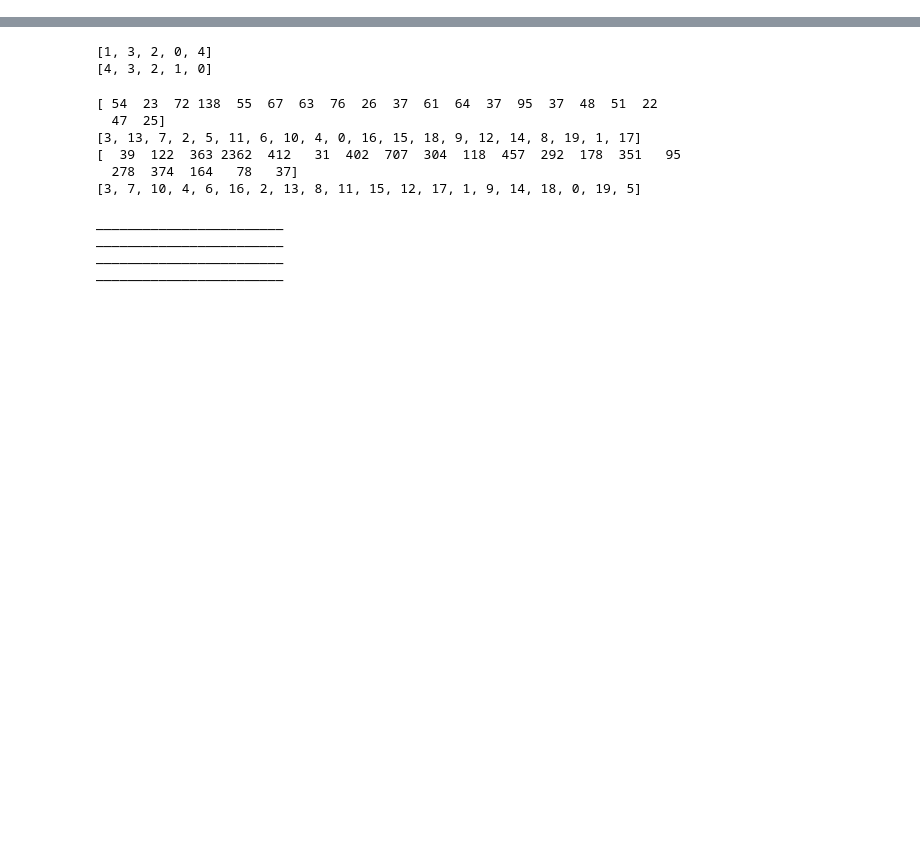
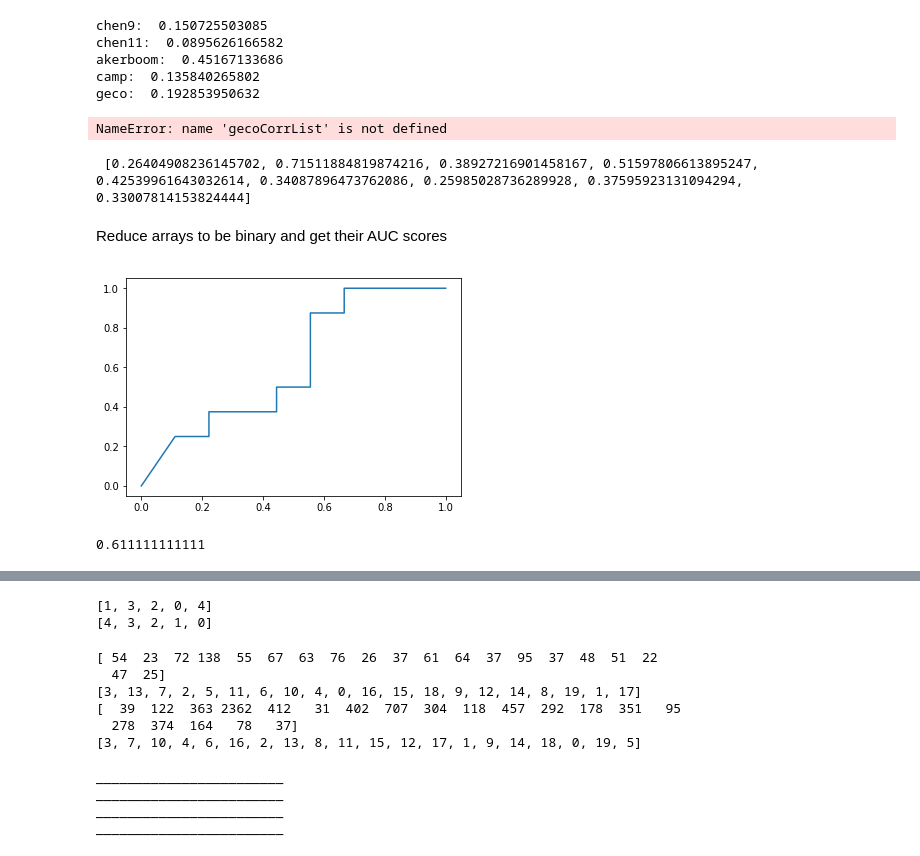
Before and after one commit to zmoldir/cal_neuroim, a Jupyter notebook: MAstuff_testbook.ipynb, the cells around one changed output, grey strips where cells are left out. Drawn from its saved outputs; the diff is of its cells as text; code cells hidden in the pictures; blank space fills up the shorter version.

```diff
--- a/MAstuff_testbook.ipynb
+++ b/MAstuff_testbook.ipynb
@@ -171,0 +198,62 @@ acc = []
+# %%
+akerboomBucket=createBuckets(akerboomAp,akerboomDeconvo,411)
+
+bucket = 1000
+campBucket=createBuckets(campAp,campDeconvo,bucket)
+gecoBucket=createBuckets(gecoAp,gecoDeconvo,bucket)
+chen9bucket = createBuckets(chen9Ap,chen9Deconvo,bucket)
+chen11bucket = createBuckets(chen11Ap,chen11Deconvo,bucket)
+
+print "chen9: " , np.mean(_correlation(chen9bucket))
+print "chen11: " , np.mean(_correlation(chen11bucket))
+print "akerboom: " , np.mean(_correlation(akerboomBucket))
+print "camp: " , np.mean(_correlation(campBucket))
+print "geco: " , np.mean(_correlation(gecoBucket))
+# %% [output]
+chen9:  0.150725503085
+chen11:  0.0895626166582
+akerboom:  0.45167133686
+camp:  0.135840265802
+geco:  0.192853950632
+# %%
+for i in range(40,500,20):
+    gecoBucket=createBuckets(gecoAp,gecoDeconvo,i)
+    campBucket=createBuckets(campAp,campDeconvo,i)
+    gecoCorrList.append(np.mean(_correlation(gecoBucket)))
+    campCorrList.append(np.mean(_correlation(campBucket)))
+steps = 99
+akerboomMatrix = np.zeros((9,len(range(100,1000,steps))))
+counter = 0
+for i in range(100,1000,steps):
+    akerboomBucket = createBuckets(akerboomAp,akerboomDeconvo,i)
+    akerboomMatrix[:,counter] = (_correlation(akerboomBucket))
+    counter += 1
+
+for num,i in enumerate(akerboomMatrix[:,]):
+    if (num == 0 or num == 2):
+        continue
+    plt.plot(range(100,1000,steps),i)
+    plt.xlabel('Number of bins total spread over the trace')
+    plt.ylabel('Pearson correlation coefficient')
+plt.show()
+# %% [output]
+NameError: name 'gecoCorrList' is not defined
+# %%
+akerboomTest = createBuckets(akerboomAp,akerboomDeconvo,170)
+print _correlation(akerboomBucket)
+# %% [output]
+ [0.26404908236145702, 0.71511884819874216, 0.38927216901458167, 0.51597806613895247, 0.42539961643032614, 0.34087896473762086, 0.25985028736289928, 0.37595923131094294, 0.33007814153824444]
+# %% [markdown]
+Reduce arrays to be binary and get their AUC scores
+# %%
+from sklearn import metrics as met
+testGecoTrue = map(lambda x: 1 if x >0 else 0,gecoBucket[1][:,0])
+testGecoDec = gecoBucket[0][:,0]
+fpr, tpr, threshold = met.roc_curve(testGecoTrue,testGecoDec)
+auc = met.auc(fpr,tpr)
+plt.plot(fpr,tpr)
+plt.show()
+print auc
+# %% [output]
+[figure, added]
+0.611111111111
```
Also changed, not shown: parts of 17 cells of this notebook, 2 other files.
